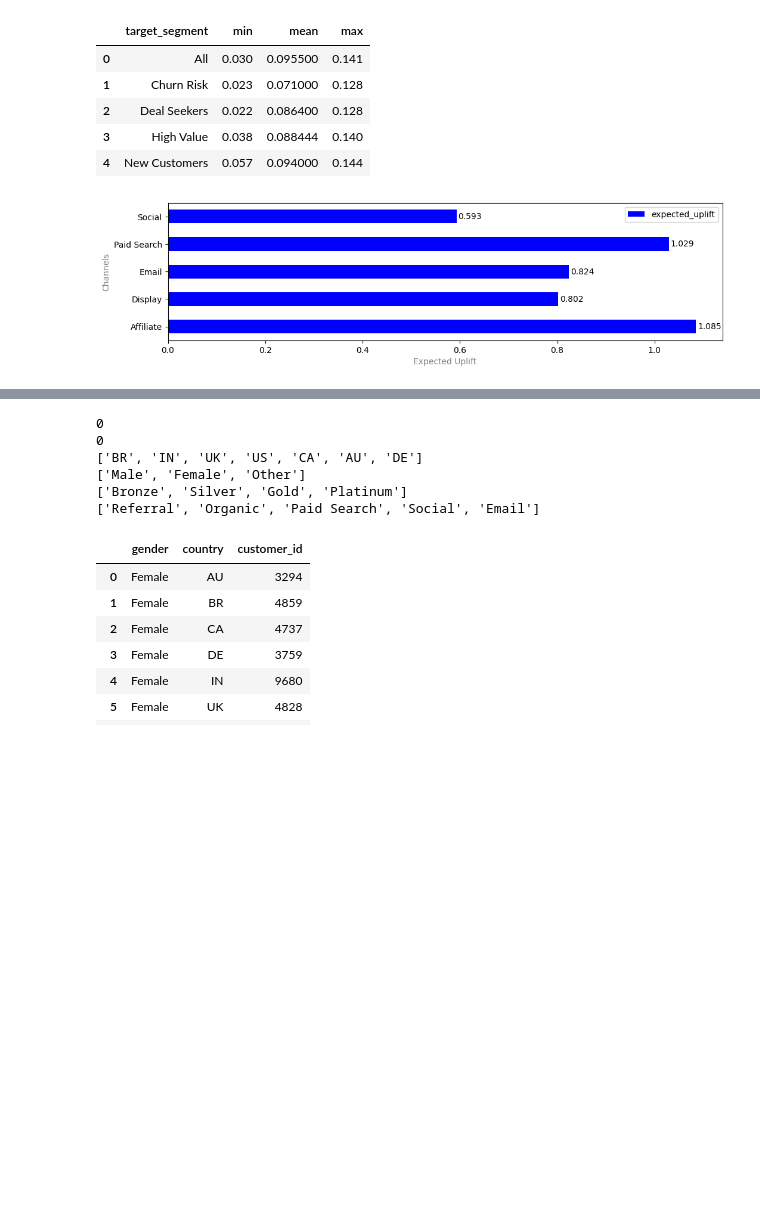
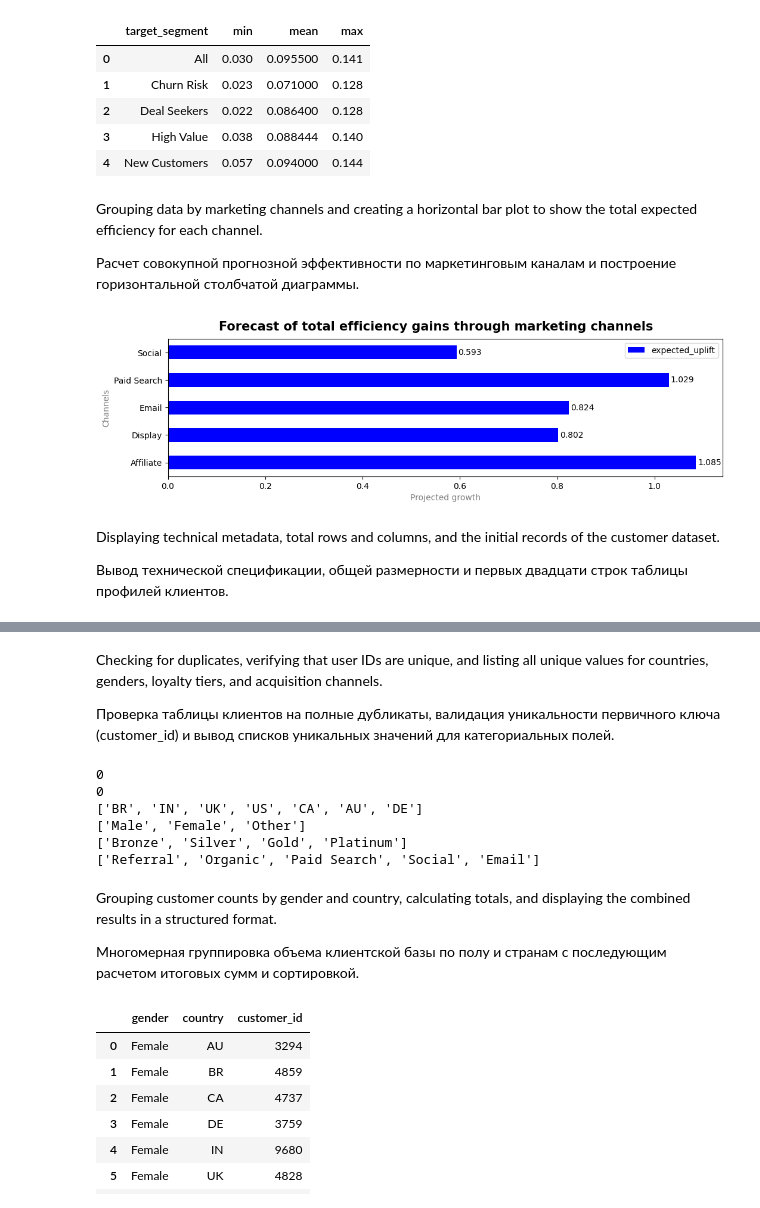
Before and after one commit to abdyrahym-begenjov/kaggle-data-analysis, a Jupyter notebook: Marketing & E-Commerce/e-commerce.ipynb, the cells around one changed output, grey strips where cells are left out. Drawn from its saved outputs; the diff is of its cells as text; code cells hidden in the pictures; blank space fills up the shorter version.

```diff
--- a/Marketing & E-Commerce/e-commerce.ipynb
+++ b/Marketing & E-Commerce/e-commerce.ipynb
@@ -175,15 +220,24 @@ display(df1.groupby('target_segment', as_index=False)['expected_uplift'].agg(['m
 | 2 | Deal Seekers | 0.022 | 0.086400 | 0.128 |
 | 3 | High Value | 0.038 | 0.088444 | 0.140 |
 | 4 | New Customers | 0.057 | 0.094000 | 0.144 |
+# %% [markdown]
+Grouping data by marketing channels and creating a horizontal bar plot to show the total expected efficiency for each channel.
+
+Расчет совокупной прогнозной эффективности по маркетинговым каналам и построение горизонтальной столбчатой диаграммы.
 # %%
 bar_df1=df1.groupby('channel', as_index=False)['expected_uplift'].sum()
 ax_bar=bar_df1.plot(kind='barh', x='channel', y='expected_uplift', color='blue', figsize=(12, 3))
-plt.xlabel('Expected Uplift', fontsize=10, color='grey')
+plt.xlabel('Projected growth', fontsize=10, color='grey')
 plt.ylabel('Channels', fontsize=10, color='grey')
 func1(ax_bar)
+plt.suptitle('Forecast of total efficiency gains through marketing channels', fontsize=15, fontweight='bold')
 plt.show()
 # %% [output]
-[figure, old version]
+[figure, new version]
+# %% [markdown]
+Displaying technical metadata, total rows and columns, and the initial records of the customer dataset.
+
+Вывод технической спецификации, общей размерности и первых двадцати строк таблицы профилей клиентов.
 # %%
 df2.info(memory_usage='deep')
 print(df2.shape)
@@ -221,6 +275,10 @@ memory usage: 27.8 MB
 | 17 | 18 | 2021-05-21 | IN | 22 | Male | Silver | Paid Search |
 | 18 | 19 | 2023-07-09 | AU | 37 | Female | Silver | Paid Search |
 | 19 | 20 | 2022-05-09 | US | 31 | Male | Bronze | Paid Search |
+# %% [markdown]
+Checking for duplicates, verifying that user IDs are unique, and listing all unique values for countries, genders, loyalty tiers, and acquisition channels.
+
+Проверка таблицы клиентов на полные дубликаты, валидация уникальности первичного ключа (customer_id) и вывод списков уникальных значений для категориальных полей.
 # %%
 print(df2.duplicated().sum())
 print(df2['customer_id'].duplicated().sum())
@@ -235,6 +293,10 @@ print(df2['acquisition_channel'].unique().tolist())
 ['Male', 'Female', 'Other']
 ['Bronze', 'Silver', 'Gold', 'Platinum']
 ['Referral', 'Organic', 'Paid Search', 'Social', 'Email']
+# %% [markdown]
+Grouping customer counts by gender and country, calculating totals, and displaying the combined results in a structured format.
+
+Многомерная группировка объема клиентской базы по полу и странам с последующим расчетом итоговых сумм и сортировкой.
 # %%
 grouping1=df2.groupby(['gender', 'country'], as_index=False)['customer_id'].count()
 grouping1['marker']=0
```
Also changed, not shown: parts of 48 cells of this notebook.
